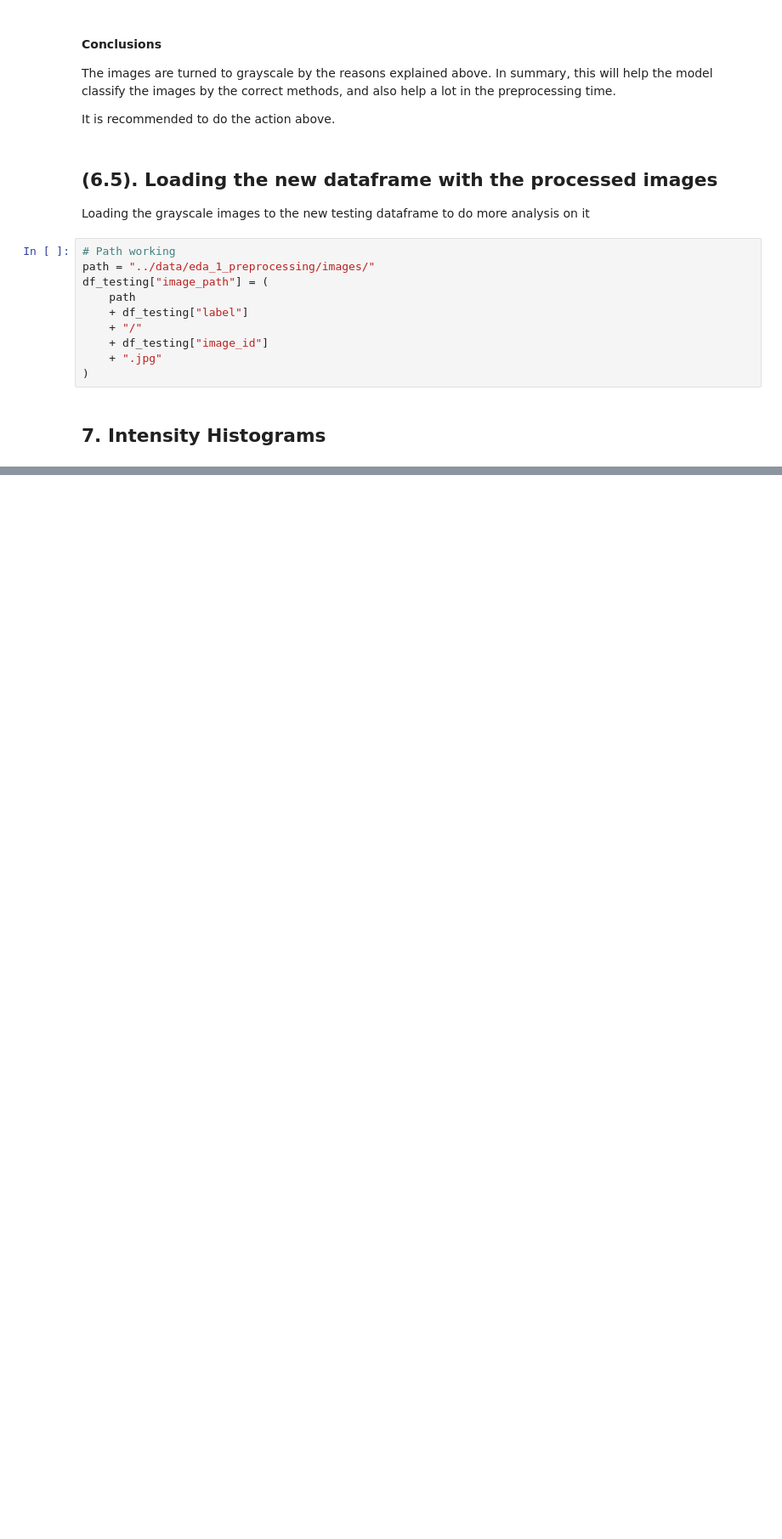
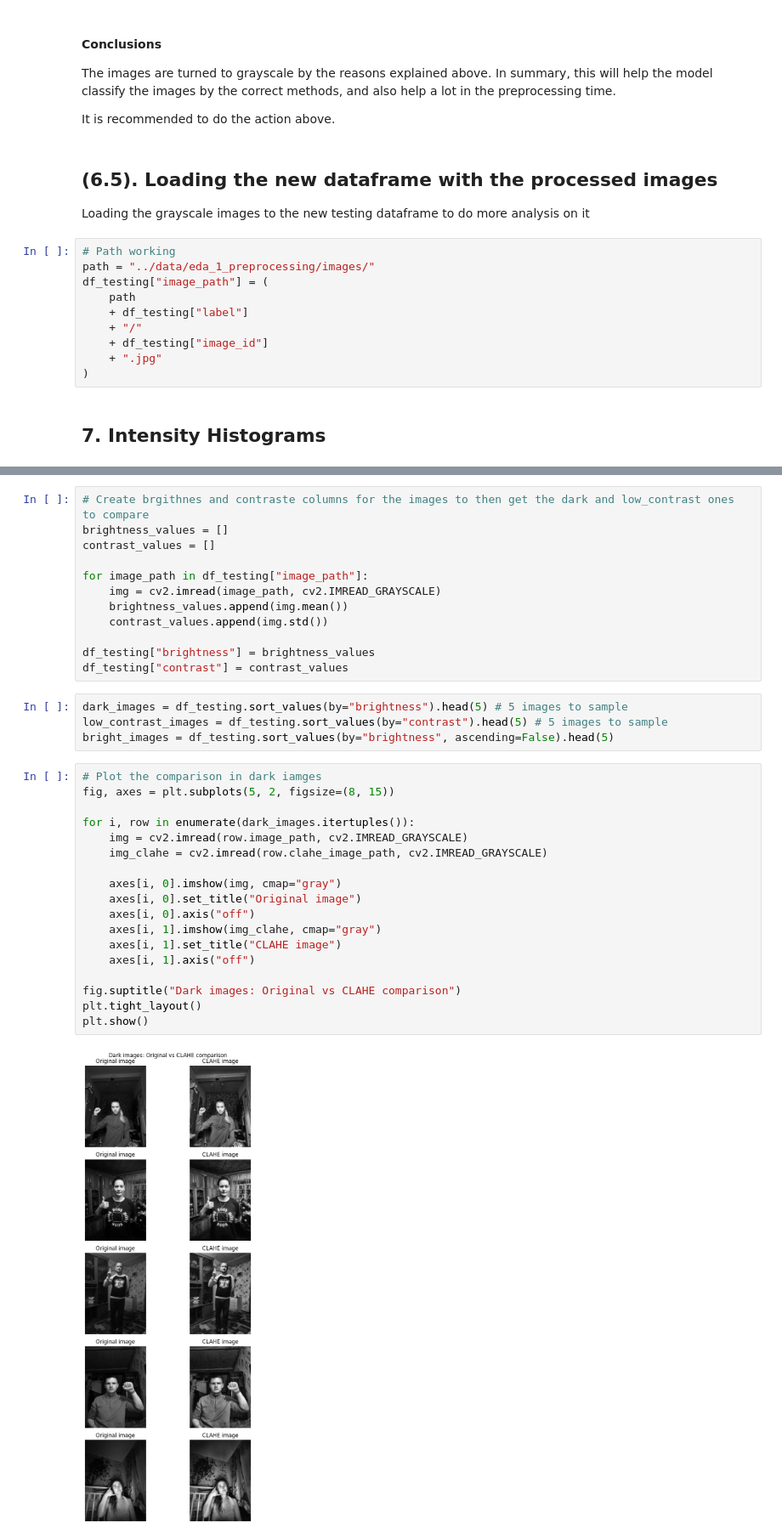
Before and after one commit to DiegoMucha/WaveSlide, a Jupyter notebook: notebooks/01_data_understanding.ipynb, the cells around one changed output, grey strips where cells are left out. Shown at 85% size. Cells and saved outputs as stored; diff of their text form; blank space fills up the shorter version.

```diff
--- a/notebooks/01_data_understanding.ipynb
+++ b/notebooks/01_data_understanding.ipynb
@@ -440,0 +458,36 @@ plt.show()
+# %%
+# Create brgithnes and contraste columns for the images to then get the dark and low_contrast ones to compare
+brightness_values = []
+contrast_values = []
+
+for image_path in df_testing["image_path"]:
+    img = cv2.imread(image_path, cv2.IMREAD_GRAYSCALE)
+    brightness_values.append(img.mean())
+    contrast_values.append(img.std())
+
+df_testing["brightness"] = brightness_values
+df_testing["contrast"] = contrast_values
+# %%
+dark_images = df_testing.sort_values(by="brightness").head(5) # 5 images to sample
+low_contrast_images = df_testing.sort_values(by="contrast").head(5) # 5 images to sample
+bright_images = df_testing.sort_values(by="brightness", ascending=False).head(5)
+# %%
+# Plot the comparison in dark iamges
+fig, axes = plt.subplots(5, 2, figsize=(8, 15))
+
+for i, row in enumerate(dark_images.itertuples()):
+    img = cv2.imread(row.image_path, cv2.IMREAD_GRAYSCALE)
+    img_clahe = cv2.imread(row.clahe_image_path, cv2.IMREAD_GRAYSCALE)
+
+    axes[i, 0].imshow(img, cmap="gray")
+    axes[i, 0].set_title("Original image")
+    axes[i, 0].axis("off")
+    axes[i, 1].imshow(img_clahe, cmap="gray")
+    axes[i, 1].set_title("CLAHE image")
+    axes[i, 1].axis("off")
+
+fig.suptitle("Dark images: Original vs CLAHE comparison")
+plt.tight_layout()
+plt.show()
+# %% [output]
+[figure, added]
```
Also changed, not shown: parts of 28 cells of this notebook.
